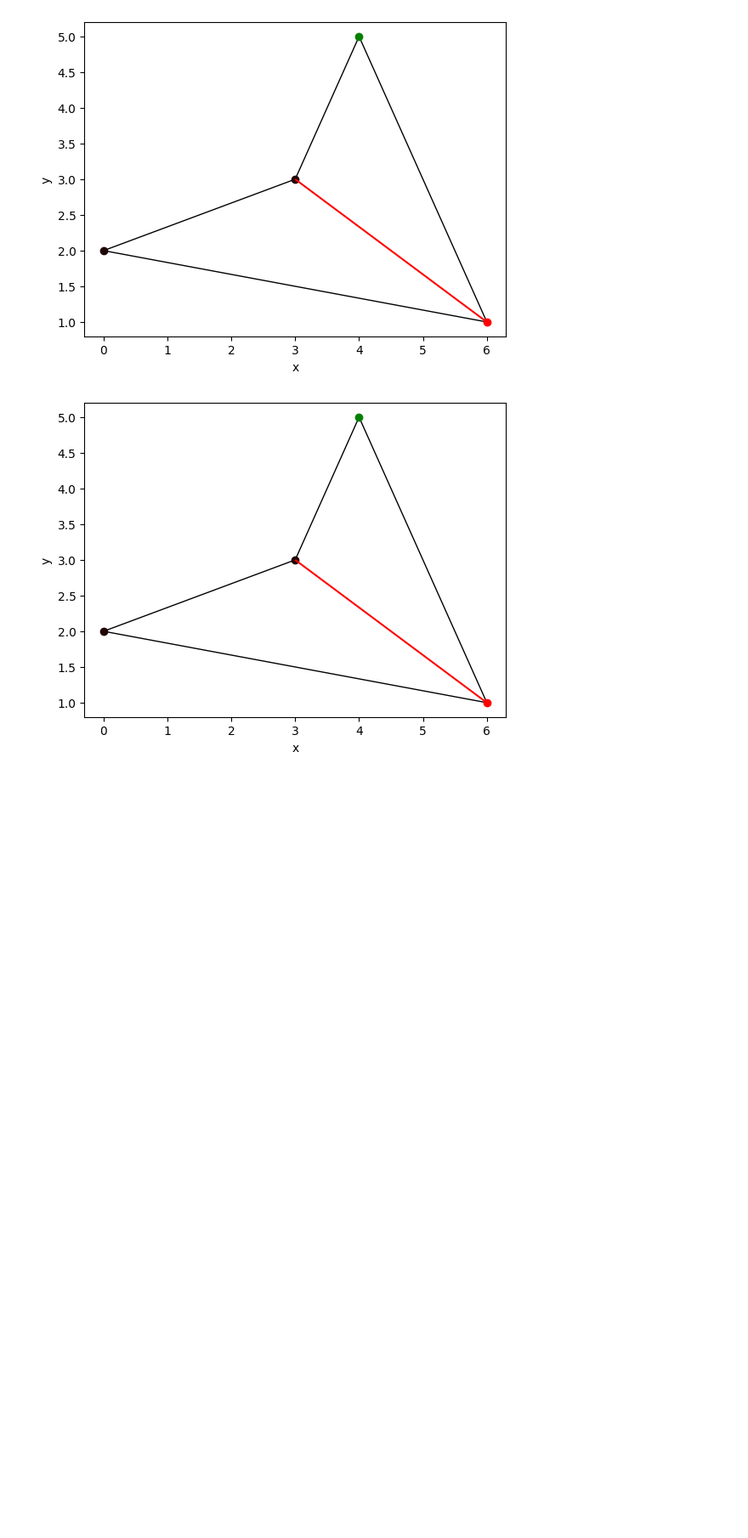
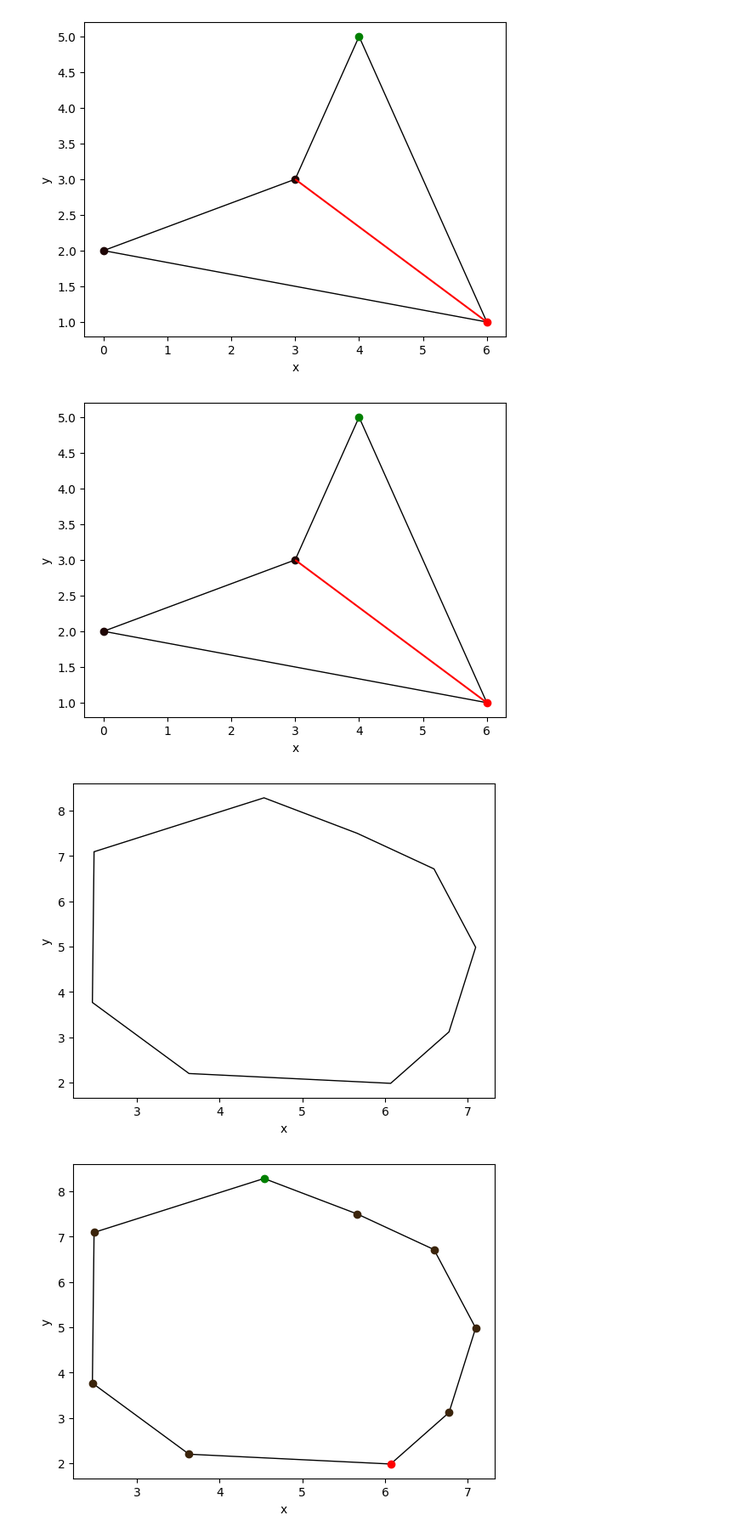
Before and after one commit to janekkodowanie/ComputationalGeometry, a Jupyter notebook: bitalg/lab3/kalęba_kod_3.ipynb, the cells around one changed output. Shown at 85% size. Saved outputs shown, nothing was run; the diff lists cells and outputs as text; code cells hidden in the pictures; blank space fills up the shorter version.

```diff
--- a/bitalg/lab3/main.ipynb
+++ b/bitalg/lab3/kalęba_kod_3.ipynb
@@ -10,6 +10,37 @@ from bitalg.visualizer.main import Visualizer
 # Triangulacja wielokątów monotonicznych - problem monitorowania galerii
 # %% [markdown]
 ## Przydatne funkcje
+# %%
+def custom_polygon():
+    %matplotlib tk
+    from matplotlib.backend_bases import MouseButton
+    '''
+    Cała ta funkcja umożliwia zadawanie wierzchołków z myszki.
+    Po uruchomieniu kodu, włączy się okno, na którym należy klikać lewym przyciskiem myszy
+    w miejsca, w których chcemy, aby były nasze kolejne wierzchołki. Istnieje możliwość zapisania
+    figury, jeśli klikniemy w lewym dolnym rogu na ikonkę zapisu.
+    '''
+    c_polygon = []
+
+    fig, ax = plt.subplots()
+    ax.set_title('Polygon')
+    plt.xlim(0, 10)
+    plt.ylim(0, 10)
+
+    def on_click(event):
+        if event.button is MouseButton.LEFT:
+            x = event.xdata
+            y = event.ydata
+            c_polygon.append((x, y))
+            ax.plot(*c_polygon[-1], marker='.', color='blue')
+            plt.show()
+
+    plt.connect('button_press_event', on_click)
+    plt.show(block=True)
+
+    %matplotlib inline
+
+    return c_polygon
 # %%
 polygon_example_1 = [(5,5), (3,4), (6,3), (4,2), (6,0), (7,1), (8,4)]
 polygon_example_2 = [(2,0), (5,1), (6,0), (8,3), (7,2), (8,7), (6,9), (5,8), (2,9), (1,7), (2,4), (4,5), (3,6), (5, 7), (5.5, 3), (2,2), (1,3), (0,1)]
@@ -108,7 +139,7 @@ def is_y_monotonic(polygon):
         return False
 
     for i in range(2, len(polygon)):
-        current_difference = polygon[i][1] - polygon[i-1][1]
+        current_difference = polygon[i][1] - polygon[i - 1][1]
 
         if current_difference == 0:
             return False
@@ -121,7 +152,7 @@ def is_y_monotonic(polygon):
 
         previous_difference = current_difference
 
-    return change_points == 1
+    return change_points <= 2
 # %% [markdown]
 Przeprowadź test poprawności powyższej funkcji.
 # %%
@@ -180,7 +211,7 @@ def color_vertex(polygon):
 
     for i in range(n):
         current = polygon[i]
-        previous = polygon[(i - 1) % n]
+        previous = polygon[i - 1]
         next = polygon[(i + 1) % n]
 
         if previous[1] < current[1] and next[1] < current[1]:
@@ -191,6 +222,7 @@ def color_vertex(polygon):
             else:
                 # 180 < alpha < 360
                 colors[i] = 3
+
         elif previous[1] > current[1] and next[1] > current[1]:
             # current is below both neighbors
             if determinant(previous, current, next) > 0:
@@ -199,6 +231,7 @@ def color_vertex(polygon):
             else:
                 # 180 < alpha < 360
                 colors[i] = 2
+
         else:
             colors[i] = 4
 
@@ -431,0 +479,9 @@ tri = triangulation(polygon)
+# %%
+polygon = custom_polygon()
+draw_polygon(polygon)
+draw_polygon_colors(polygon, color_vertex(polygon))
+tri = triangulation(polygon, True)
+draw_polygon_tri(polygon, [(polygon[x], polygon[y]) for (x, y) in tri])
+# %% [output]
+[figure, added]
+[figure, added]
```
Also changed, not shown: parts of 10 cells of this notebook, 2 other files.
